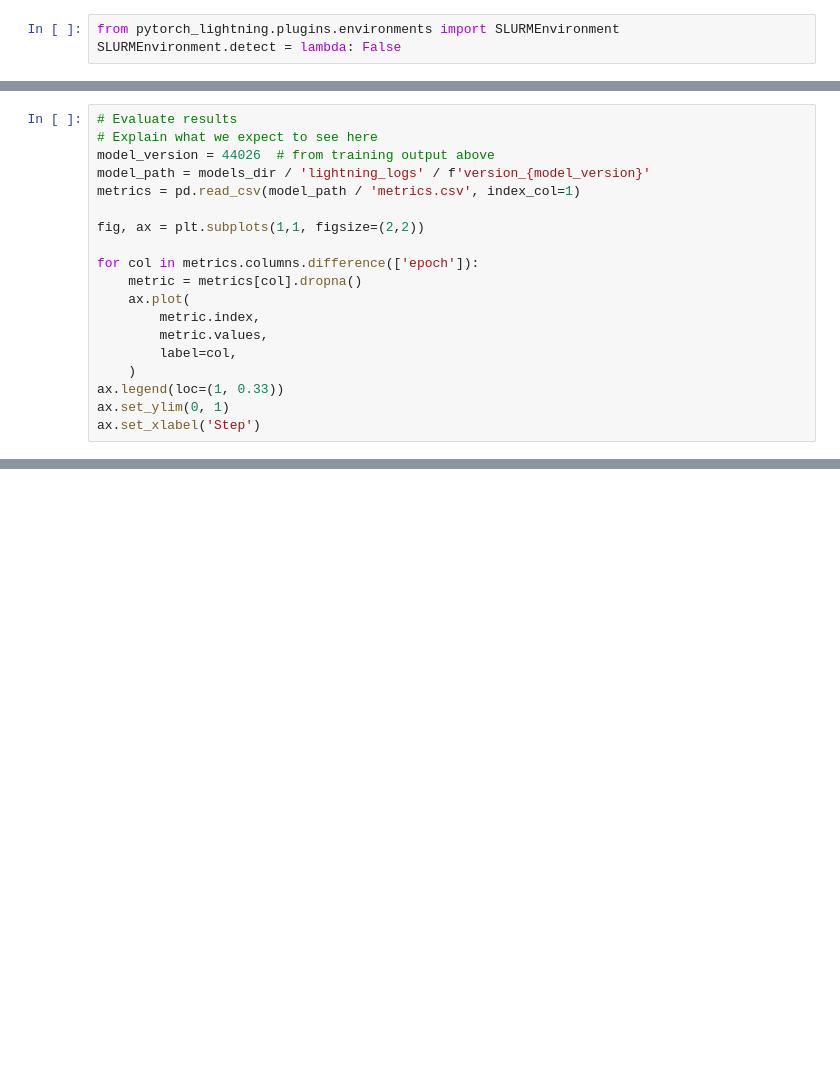
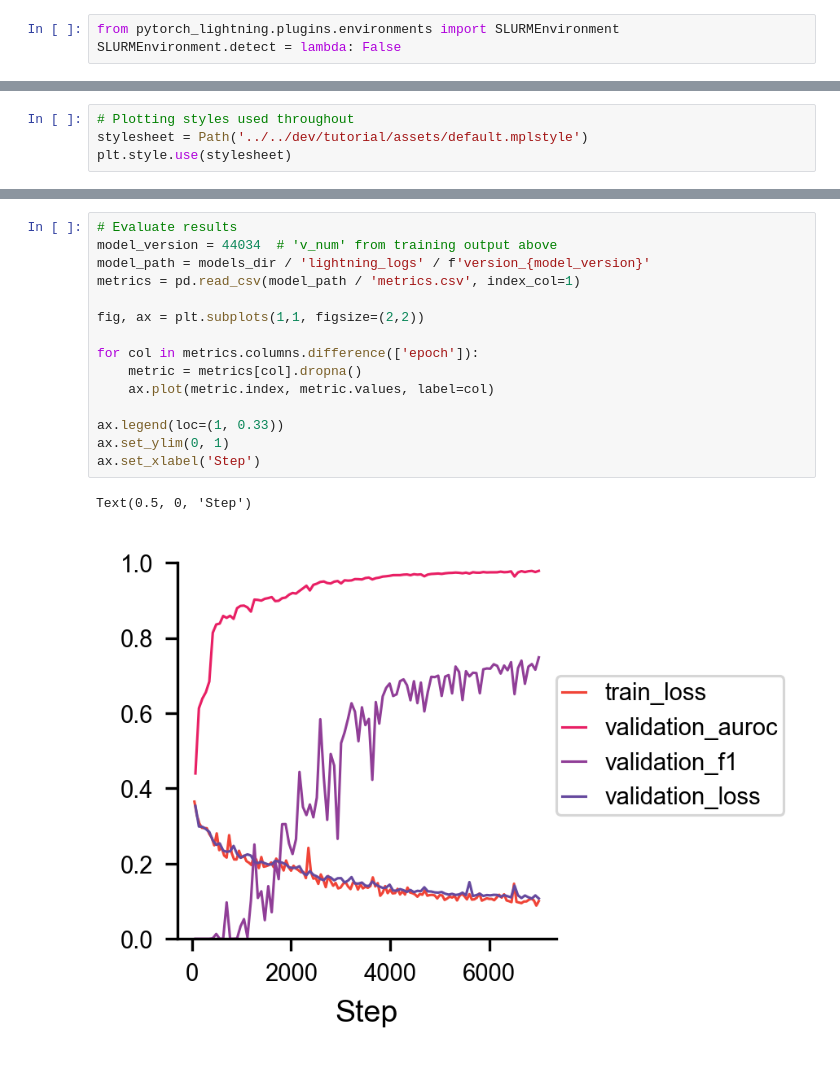
Before and after one commit to EliHei2/segger_dev, a Jupyter notebook: docs/notebooks/segger_tutorial.ipynb, the cells around one changed output, grey strips where cells are left out. Drawn from its saved outputs; the diff is of its cells as text; blank space fills up the shorter version.

```diff
--- a/docs/notebooks/segger_tutorial.ipynb
+++ b/docs/notebooks/segger_tutorial.ipynb
@@ -117,19 +30,0 @@ LOCAL_RANK: 0 - CUDA_VISIBLE_DEVICES: [MIG-9b1ee058-0b73-52d6-b909-b056af809b4b,
-# %%
-# Evaluate results
-# Explain what we expect to see here
-model_version = 44026  # from training output above
-model_path = models_dir / 'lightning_logs' / f'version_{model_version}'
-metrics = pd.read_csv(model_path / 'metrics.csv', index_col=1)
-
-fig, ax = plt.subplots(1,1, figsize=(2,2))
-
-for col in metrics.columns.difference(['epoch']):
-    metric = metrics[col].dropna()
-    ax.plot(
-        metric.index,
-        metric.values,
-        label=col,
-    )
-ax.legend(loc=(1, 0.33))
-ax.set_ylim(0, 1)
-ax.set_xlabel('Step')
@@ -167,0 +31,4 @@ sns.histplot(
+# %%
+# Plotting styles used throughout
+stylesheet = Path('../../dev/tutorial/assets/default.mplstyle')
+plt.style.use(stylesheet)
@@ -167,0 +175,18 @@ sns.histplot(
+# %%
+# Evaluate results
+model_version = 44034  # 'v_num' from training output above
+model_path = models_dir / 'lightning_logs' / f'version_{model_version}'
+metrics = pd.read_csv(model_path / 'metrics.csv', index_col=1)
+
+fig, ax = plt.subplots(1,1, figsize=(2,2))
+
+for col in metrics.columns.difference(['epoch']):
+    metric = metrics[col].dropna()
+    ax.plot(metric.index, metric.values, label=col)
+
+ax.legend(loc=(1, 0.33))
+ax.set_ylim(0, 1)
+ax.set_xlabel('Step')
+# %% [output]
+Text(0.5, 0, 'Step')
+[figure, added]
```
Also changed, not shown: parts of 48 cells of this notebook, 2 other files.
